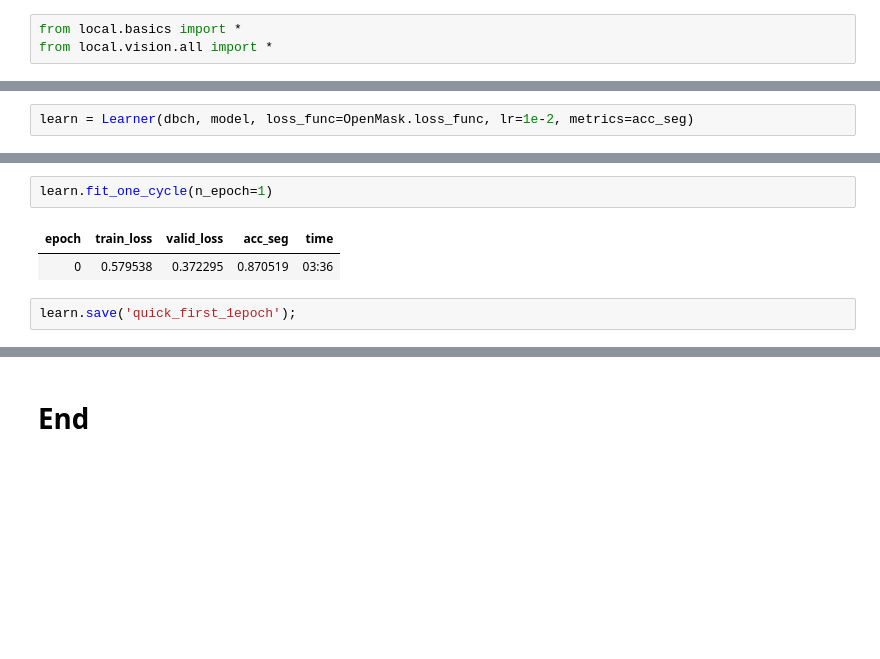
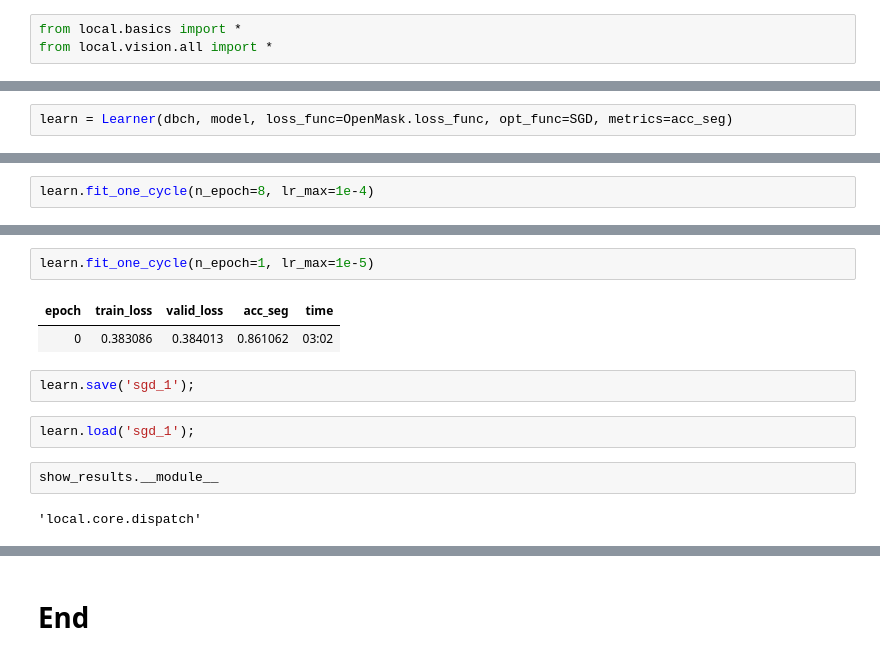
Before and after one commit to qAp/kgl_clouds, a Jupyter notebook: single_cloudtype-gcp.ipynb, the cells around one changed output, grey strips where cells are left out. Cells and saved outputs as stored; diff of their text form; blank space fills up the shorter version.

```diff
--- a/single_cloudtype-gcp.ipynb
+++ b/single_cloudtype-gcp.ipynb
@@ -276,2 +279,2 @@ from local.vision.all import *
 # %%
-learn = Learner(dbch, model, loss_func=OpenMask.loss_func, lr=1e-2, metrics=acc_seg)
+learn = Learner(dbch, model, loss_func=OpenMask.loss_func, opt_func=SGD, metrics=acc_seg)
@@ -277,0 +286,2 @@ learn = Learner(dbch, model, loss_func=OpenMask.loss_func, lr=1e-2, metrics=acc_
+# %%
+learn.fit_one_cycle(n_epoch=8, lr_max=1e-4)
@@ -278,7 +302,13 @@ learn = Learner(dbch, model, loss_func=OpenMask.loss_func, lr=1e-2, metrics=acc_
 # %%
-learn.fit_one_cycle(n_epoch=1)
+learn.fit_one_cycle(n_epoch=1, lr_max=1e-5)
 # %% [output]
 | epoch | train_loss | valid_loss | acc_seg | time |
-| 0 | 0.579538 | 0.372295 | 0.870519 | 03:36 |
+| 0 | 0.383086 | 0.384013 | 0.861062 | 03:02 |
 # %%
-learn.save('quick_first_1epoch');
+learn.save('sgd_1');
+# %%
+learn.load('sgd_1');
+# %%
+show_results.__module__
+# %% [output]
+'local.core.dispatch'
```
Also changed, not shown: parts of 28 cells of this notebook.
